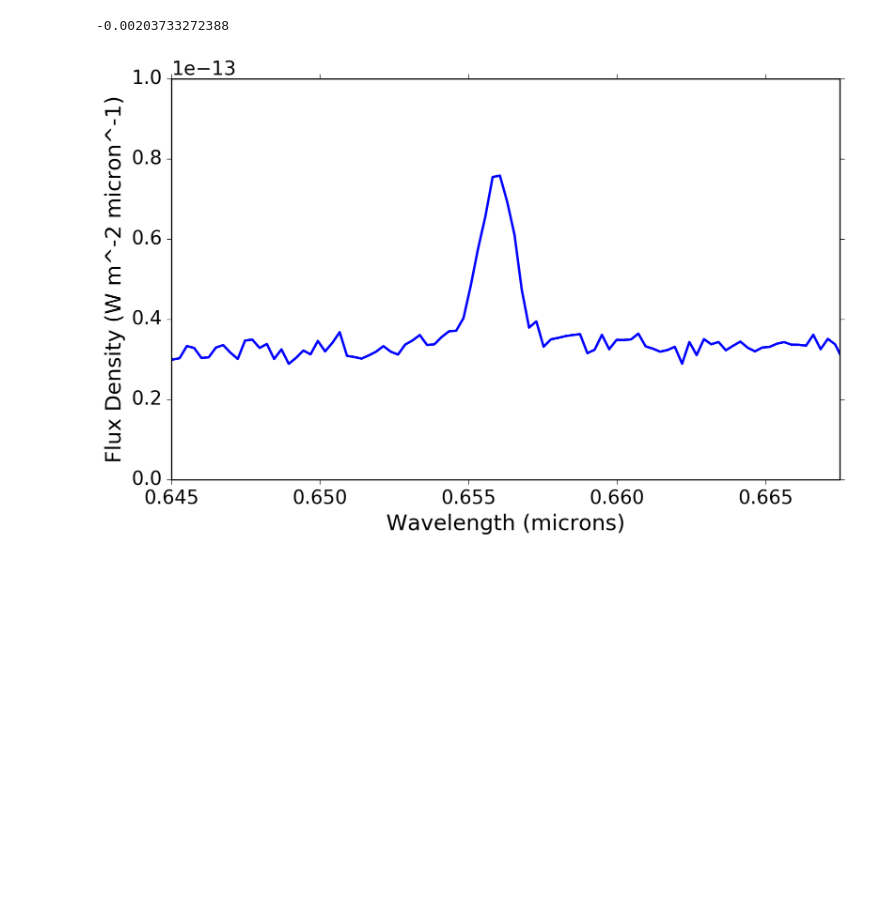
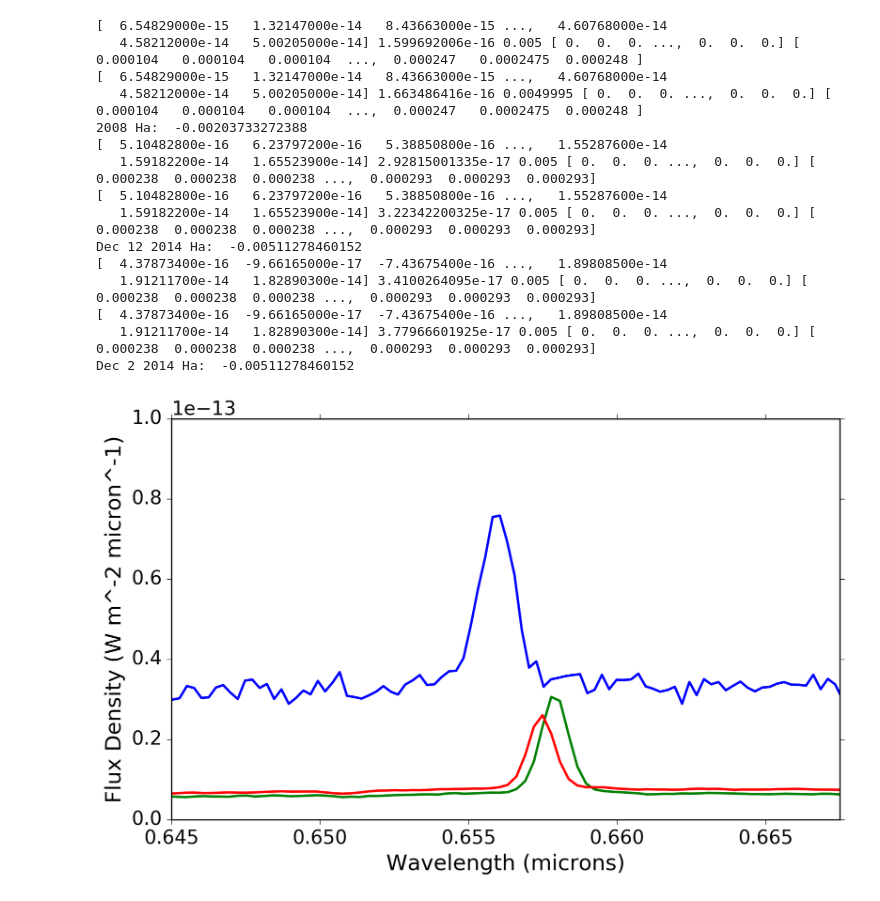
Before and after one commit to kevincovey/AATau, a Jupyter notebook: AATau_SpectralMeasurements.ipynb, the cells around one changed output. Cells and saved outputs as stored; diff of their text form; code cells hidden in the pictures; blank space fills up the shorter version.

```diff
--- a/AATau_SpectralMeasurements.ipynb
+++ b/AATau_SpectralMeasurements.ipynb
@@ -140,0 +58,26 @@ ylabel = plt.ylabel('Flux Density (W m^-2 micron^-1)')  #ARE THESE ACTUALLY THE
+# %%
+#Read in AA Tau's 2014 spectra, starting with the IR channel
+IRSpec_dec2_2014 = np.genfromtxt('spectra/AATau_IR2014dec02.spec', usecols=range(2), filling_values = -99.)
+IRSpec_dec12_2014 = np.genfromtxt('spectra/AATau_IR2014dec12.spec', usecols=range(2), filling_values = -99.)
+
+#Store the individual flux and wavelength columns as separate arrays for ease of use
+IRSpec_dec2_2014.shape
+IRSpec_dec2_2014_wavelength = IRSpec_dec2_2014[:,0]
+IRSpec_dec2_2014_flux = IRSpec_dec2_2014[:,1]
+
+IRSpec_dec12_2014.shape
+IRSpec_dec12_2014_wavelength = IRSpec_dec12_2014[:,0]
+IRSpec_dec12_2014_flux = IRSpec_dec12_2014[:,1]
+
+#Now read in AA Tau's 2014 optical spectra
+OptSpec_dec2_2014 = np.genfromtxt('spectra/AATau_opt2014dec02.spec', usecols=range(2), filling_values = -99.)
+OptSpec_dec12_2014 = np.genfromtxt('spectra/AATau_opt2014dec12.spec', usecols=range(2), filling_values = -99.)
+
+#Store the individual flux and wavelength columns as separate arrays for ease of use
+OptSpec_dec2_2014.shape
+OptSpec_dec2_2014_wavelength = OptSpec_dec2_2014[:,0]
+OptSpec_dec2_2014_flux = OptSpec_dec2_2014[:,1]
+
+OptSpec_dec12_2014.shape
+OptSpec_dec12_2014_wavelength = OptSpec_dec12_2014[:,0]
+OptSpec_dec12_2014_flux = OptSpec_dec12_2014[:,1]
@@ -141,13 +104,39 @@ ylabel = plt.ylabel('Flux Density (W m^-2 micron^-1)')  #ARE THESE ACTUALLY THE
 # %%
 #Now zoom in on Halpha and compute the EqW.
 plt.plot(OptSpec_2008_wavelength, OptSpec_2008_flux, linewidth = 2)
+plt.plot(OptSpec_dec12_2014_wavelength, OptSpec_dec12_2014_flux, linewidth = 2)
+plt.plot(OptSpec_dec2_2014_wavelength, OptSpec_dec2_2014_flux, linewidth = 2)
+
+
 plt.axis([0.645,0.6675,0,1E-13])
 xlabel = plt.xlabel('Wavelength (microns)')
 ylabel = plt.ylabel('Flux Density (W m^-2 micron^-1)')  #ARE THESE ACTUALLY THE RIGHT UNITS????
 
 HaEqW_2008 = measure_eqw(OptSpec_2008_wavelength, OptSpec_2008_flux, 0.654, 0.6575, 0.645, 0.65,
-               0.66, 0.665, trapsum=False)
-print(HaEqW_2008)
+                         0.66, 0.665, trapsum=False)
+print('2008 Ha: ', HaEqW_2008)
+
+HaEqW_dec12_2014 = measure_eqw(OptSpec_dec12_2014_wavelength, OptSpec_dec12_2014_flux, 0.656, 0.66, 0.645, 0.65,
+                         0.6625, 0.6675, trapsum=False)
+print('Dec 12 2014 Ha: ', HaEqW_dec12_2014)
+
+HaEqW_dec2_2014 = measure_eqw(OptSpec_dec2_2014_wavelength, OptSpec_dec2_2014_flux, 0.655, 0.66, 0.645, 0.65,
+                         0.6625, 0.6675, trapsum=False)
+print('Dec 2 2014 Ha: ', HaEqW_dec12_2014)
 # %% [output]
--0.00203733272388
+[  6.54829000e-15   1.32147000e-14   8.43663000e-15 ...,   4.60768000e-14
+   4.58212000e-14   5.00205000e-14] 1.599692006e-16 0.005 [ 0.  0.  0. ...,  0.  0.  0.] [ 0.000104   0.000104   0.000104  ...,  0.000247   0.0002475  0.000248 ]
+[  6.54829000e-15   1.32147000e-14   8.43663000e-15 ...,   4.60768000e-14
+   4.58212000e-14   5.00205000e-14] 1.663486416e-16 0.0049995 [ 0.  0.  0. ...,  0.  0.  0.] [ 0.000104   0.000104   0.000104  ...,  0.000247   0.0002475  0.000248 ]
+2008 Ha:  -0.00203733272388
+[  5.10482800e-16   6.23797200e-16   5.38850800e-16 ...,   1.55287600e-14
+   1.59182200e-14   1.65523900e-14] 2.92815001335e-17 0.005 [ 0.  0.  0. ...,  0.  0.  0.] [ 0.000238  0.000238  0.000238 ...,  0.000293  0.000293  0.000293]
+[  5.10482800e-16   6.23797200e-16   5.38850800e-16 ...,   1.55287600e-14
+   1.59182200e-14   1.65523900e-14] 3.22342200325e-17 0.005 [ 0.  0.  0. ...,  0.  0.  0.] [ 0.000238  0.000238  0.000238 ...,  0.000293  0.000293  0.000293]
+Dec 12 2014 Ha:  -0.00511278460152
+[  4.37873400e-16  -9.66165000e-17  -7.43675400e-16 ...,   1.89808500e-14
+   1.91211700e-14   1.82890300e-14] 3.4100264095e-17 0.005 [ 0.  0.  0. ...,  0.  0.  0.] [ 0.000238  0.000238  0.000238 ...,  0.000293  0.000293  0.000293]
+[  4.37873400e-16  -9.66165000e-17  -7.43675400e-16 ...,   1.89808500e-14
+   1.91211700e-14   1.82890300e-14] 3.77966601925e-17 0.005 [ 0.  0.  0. ...,  0.  0.  0.] [ 0.000238  0.000238  0.000238 ...,  0.000293  0.000293  0.000293]
+Dec 2 2014 Ha:  -0.00511278460152
-[figure, old version]
+[figure, new version]
```
Also changed, not shown: parts of 10 cells of this notebook.
